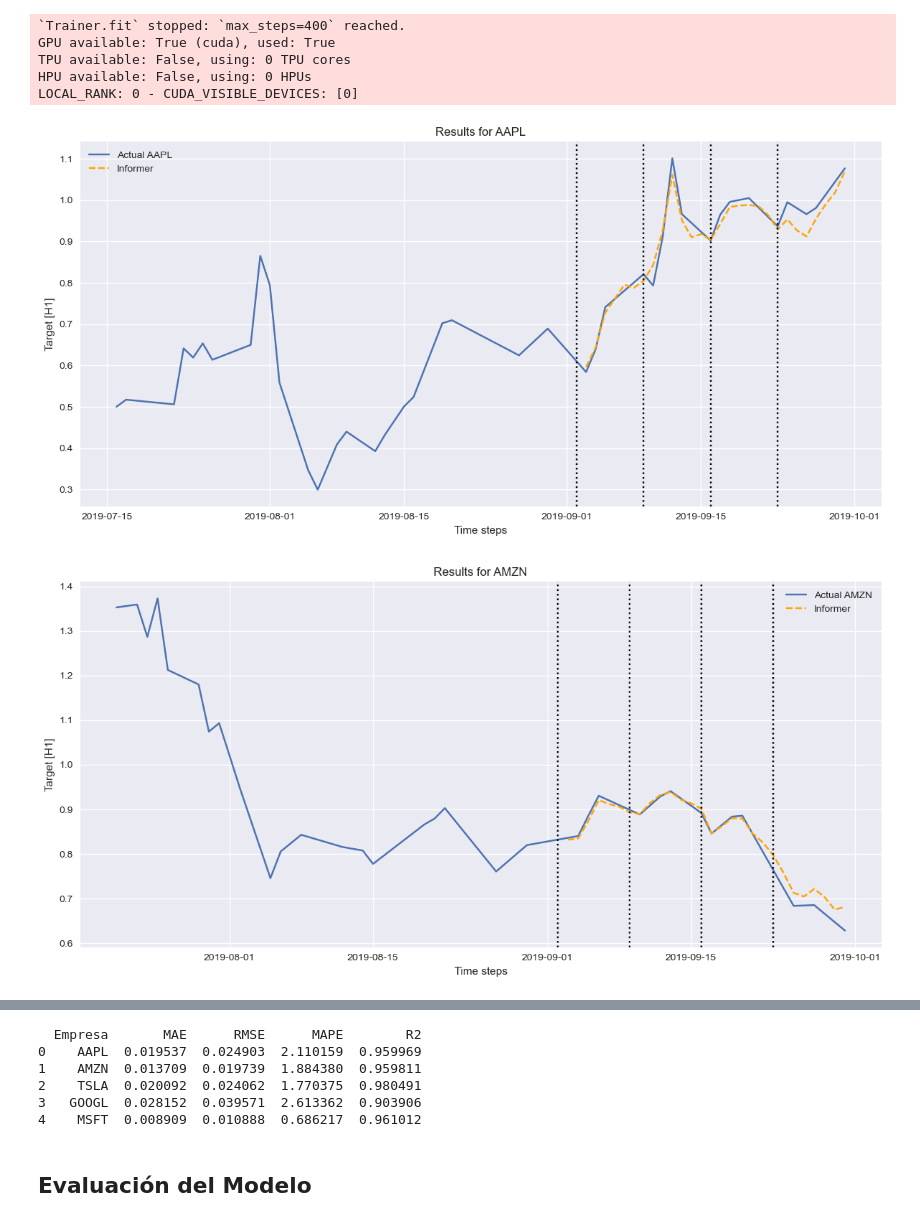
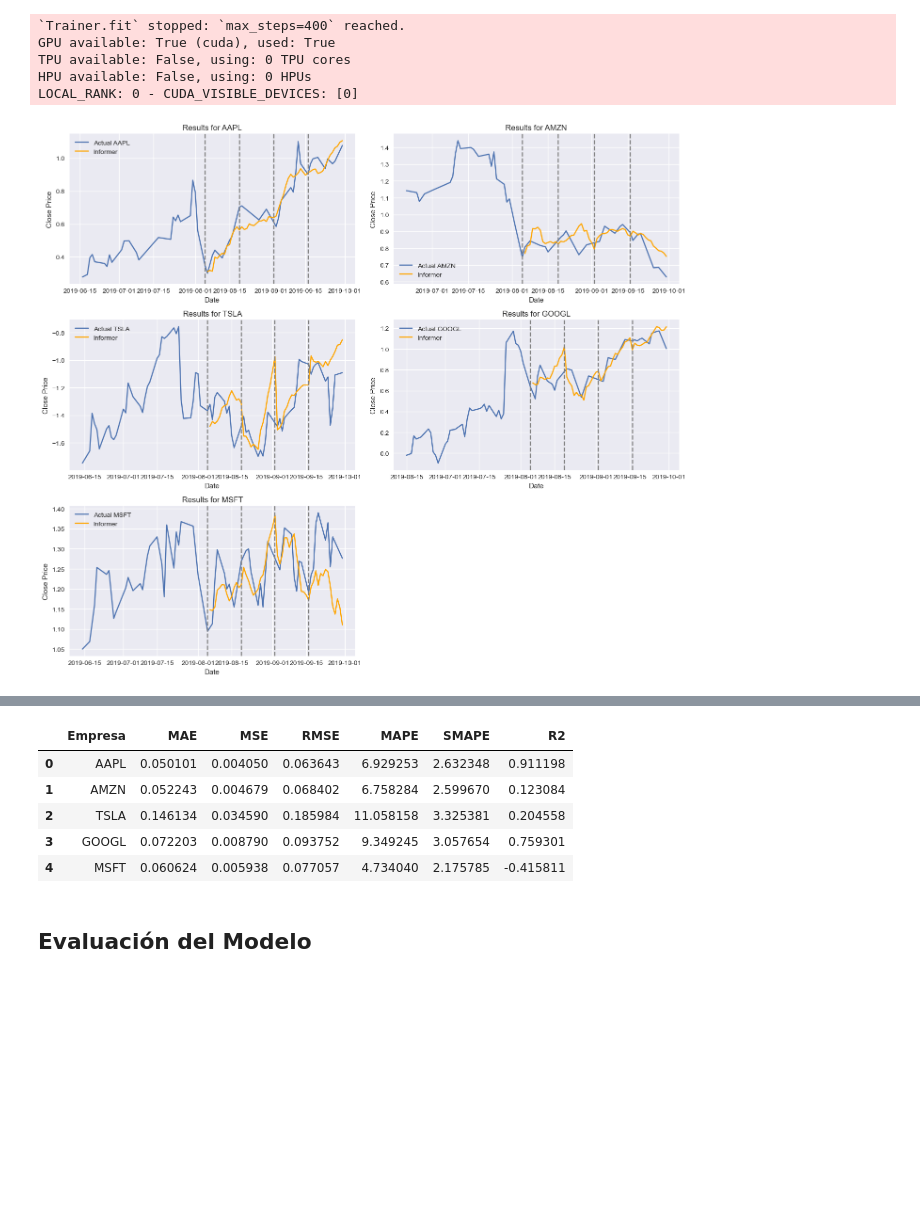
Before and after one commit to yoel79/TFM, a Jupyter notebook: Informer_Global/Informer_Global.ipynb, the cells around one changed output, grey strips where cells are left out. Cells and saved outputs as stored; diff of their text form; code cells hidden in the pictures; blank space fills up the shorter version.

```diff
--- a/Informer_Global/Informer_Global.ipynb
+++ b/Informer_Global/Informer_Global.ipynb
@@ -12,6 +12,10 @@ from utilsforecast.plotting import plot_series
 from sklearn.metrics import mean_absolute_error, mean_squared_error, r2_score
 from utilsforecast.evaluation import evaluate
 from utilsforecast.losses import *
+from utilsforecast.feature_engineering import trend
+
+# Establecer el estilo de las gráficas
+plt.style.use('seaborn-v0_8')
 # %%
 # ---------------------------
 # 1. CARGA Y PREPROCESAMIENTO DEL DATASET
@@ -126,8 +120,8 @@ print(test.shape[0])
 models = [
     # Modelo Informer
     Informer(
-        h=7,
-        input_size=20,
+        h=14,
+        input_size=30,
         hidden_size=128,
         conv_hidden_size=64,
         n_head=8,
@@ -137,7 +131,7 @@ models = [
         learning_rate=1e-3,
         encoder_layers=3,
         decoder_layers=2,
-        max_steps=400,
+        max_steps=800,
         batch_size=128,
         dropout=0.1
     )
@@ -221,33 +216,44 @@ TPU available: False, using: 0 TPU cores
 HPU available: False, using: 0 HPUs
 LOCAL_RANK: 0 - CUDA_VISIBLE_DEVICES: [0]
 # %%
-# Iterar sobre las empresas
+import matplotlib.pyplot as plt
+
+# Definir la figura con 3 filas y 2 columnas
+fig, axes = plt.subplots(3, 2, figsize=(14, 12))
+axes = axes.flatten()  # Aplanar la matriz de ejes para facilitar la iteración
+
+# Iterar sobre las empresas y graficarlas en sus respectivos subgráficos
 for i, company in enumerate(tickets):
+    ax = axes[i]  # Seleccionar el eje correspondiente
+
     # Filtrar los datos de entrenamiento y los resultados de la validación cruzada para cada empresa
-    Y_company = train[train['unique_id'] == range(0,5)[i]][1000:]
-    cv_res_company = cv_result[cv_result['unique_id'] == range(0,5)[i]]
+    Y_company = train[train['unique_id'] == range(0, 5)[i]][970:]
+    cv_res_company = cv_result[cv_result['unique_id'] == range(0, 5)[i]]
 
     # Obtener los puntos de corte únicos
     cutoffs = cv_res_company['cutoff'].unique()
 
-    # Crear la figura para cada empresa
-    plt.figure(figsize=(12,6))
-    plt.plot(Y_company['ds'], Y_company['y'], label=f"Actual {company}")
-    plt.plot(cv_res_company['ds'], cv_res_company['Informer'], label='Informer', ls='--', color='orange')
+    # Graficar los datos reales y predicciones
+    ax.plot(Y_company['ds'], Y_company['y'], label=f"Actual {company}")
+    ax.plot(cv_res_company['ds'], cv_res_company['Informer'], label='Informer', color='orange')
 
     # Añadir las líneas de corte
     for cutoff in cutoffs:
-        plt.axvline(x=cutoff, color='black', ls=':')
+        ax.axvline(x=cutoff, color='grey', ls='--')
 
     # Configurar el gráfico
-    plt.xlabel('Time steps')
-    plt.ylabel('Target [H1]')
-    plt.title(f'Results for {company}')
-    plt.legend()
-    plt.tight_layout()
+    ax.set_xlabel('Date')
+    ax.set_ylabel('Close Price')
+    ax.set_title(f'Results for {company}')
+    ax.legend()
 
-    # Mostrar el gráfico para cada empresa
-    plt.show()
+# Dejar el último cuadro vacío
+axes[-1].axis('off')
+
+# Ajustar el diseño para evitar superposiciones
+plt.tight_layout()
+
+# Mostrar la figura con todas las subgráficas
+plt.show()
 # %% [output]
-[figure, old version]
+[figure, new version]
-[figure, removed]
@@ -267,16 +270,20 @@ for empresa_id, group in cv_result.groupby('unique_id'):
 
     # Calcular MAE, RMSE, MAPE para cada empresa
     mae = mean_absolute_error(y_true, y_pred)
-    rmse = np.sqrt(mean_squared_error(y_true, y_pred))
+    mse = mean_squared_error(y_true, y_pred)
+    rmse = np.sqrt(mse)
     mape = np.mean(np.abs((y_true - y_pred) / y_true)) * 100
+    smape = np.sqrt(mape)
     r2 = r2_score(y_true,y_pred)
 
     # Guardar los resultados
     metrics.append({
         'Empresa': empresa_dict[empresa_id],
         'MAE': mae,
+        'MSE': mse,
         'RMSE': rmse,
         'MAPE': mape,
+        'SMAPE': smape,
         'R2': r2
     })
 
@@ -284,14 +291,14 @@ for empresa_id, group in cv_result.groupby('unique_id'):
 metrics_df = pd.DataFrame(metrics)
 
 # Mostrar las métricas
-print(metrics_df)
+metrics_df
 # %% [output]
-  Empresa       MAE      RMSE      MAPE        R2
-0    AAPL  0.019537  0.024903  2.110159  0.959969
-1    AMZN  0.013709  0.019739  1.884380  0.959811
-2    TSLA  0.020092  0.024062  1.770375  0.980491
-3   GOOGL  0.028152  0.039571  2.613362  0.903906
-4    MSFT  0.008909  0.010888  0.686217  0.961012
+|  | Empresa | MAE | MSE | RMSE | MAPE | SMAPE | R2 |
+| 0 | AAPL | 0.050101 | 0.004050 | 0.063643 | 6.929253 | 2.632348 | 0.911198 |
+| 1 | AMZN | 0.052243 | 0.004679 | 0.068402 | 6.758284 | 2.599670 | 0.123084 |
+| 2 | TSLA | 0.146134 | 0.034590 | 0.185984 | 11.058158 | 3.325381 | 0.204558 |
+| 3 | GOOGL | 0.072203 | 0.008790 | 0.093752 | 9.349245 | 3.057654 | 0.759301 |
+| 4 | MSFT | 0.060624 | 0.005938 | 0.077057 | 4.734040 | 2.175785 | -0.415811 |
 # %% [markdown]
 ## Evaluación del Modelo
 # %%
```
Also changed, not shown: parts of 7 cells of this notebook, 3 other files.
